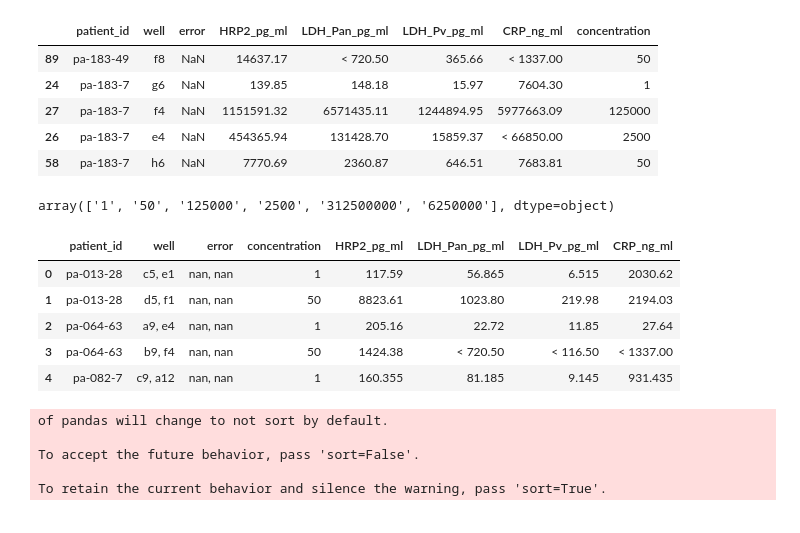
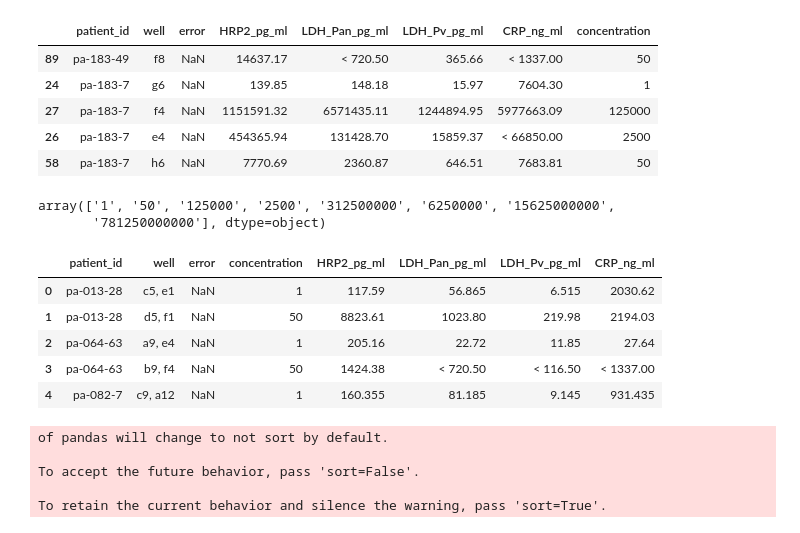
Before and after one commit to MACEPA/DIAMETER, a Jupyter notebook: data_processing/4plex_data_processing.ipynb, the cells around one changed output. Saved outputs shown, nothing was run; the diff lists cells and outputs as text; code cells hidden in the pictures.

Commit message:
updating to include larger dilutions and fix error messages

```diff
--- a/data_processing/4plex_data_processing.ipynb
+++ b/data_processing/4plex_data_processing.ipynb
@@ -44,7 +44,7 @@ samples_data = combined.loc[combined['patient_id'].str.contains('pa-')]
 samples_data = samples_data.drop('type', axis=1)
 samples_data['concentration'] = samples_data['patient_id'].apply(lambda x: x.partition(' ')[-1])
 samples_data['patient_id'] = samples_data['patient_id'].apply(lambda x: x.partition(' ')[0])
-samples_data = samples_data.loc[(samples_data['concentration'].str.contains('neat|50|2500|125000|6250000|312500000'))]
+samples_data = samples_data.loc[(samples_data['concentration'].str.contains('neat|50'))]
 samples_data = samples_data.loc[~samples_data['concentration'].str.contains('low volume')]
 samples_data = samples_data.loc[~samples_data['well'].isnull()]
 samples_data['concentration'] = samples_data.apply(fix_concentrations, axis=1)
@@ -71,7 +71,8 @@ samples_data.tail()
 # %%
 samples_data['concentration'].unique()
 # %% [output]
-array(['1', '50', '125000', '2500', '312500000', '6250000'], dtype=object)
+array(['1', '50', '125000', '2500', '312500000', '6250000', '15625000000',
+       '781250000000'], dtype=object)
 # %%
 # threshhold values for various analytes
 threshholds = {'HRP2_pg_ml': 330, 'LDH_Pan_pg_ml': 10514,
@@ -101,39 +105,43 @@ for analyte in threshholds.keys():
         con_dfs = []
         for concentration in dup_data['concentration'].unique():
             fill_df = pd.DataFrame(columns=['patient_id', 'well', 'error',
                                             'concentration', analyte])
             dup_con = dup_data.loc[dup_data['concentration'] == concentration]
             values = dup_con[analyte]
             wells = dup_con['well'].tolist()
             wells = ''.join(c for c in str(wells) if c not in ["[", "]", "'"])
             errors = dup_con['error'].tolist()
-            errors = ''.join(c for c in str(errors) if c not in ["[", "]", "'"])
+            non_nan_error = [e for e in errors if e is not np.nan]
+            if not non_nan_error:
+                errors = np.nan
+            else:
+                errors = non_nan_error
             try:
                 values = [float(val) for val in values.tolist()]
                 val = sum(values) / len(values)
             except ValueError:
                 values = values.tolist()
                 num_vals = [val for val in values if ('<' not in val) & ('>' not in val)]
                 if len(num_vals) == 1:
                     val = num_vals[0]
                 else:
                     val = values[0]
             fill_df = fill_df.append({'patient_id': pid, 'well': wells, 'error': errors,
                            'concentration': concentration, analyte: val}, ignore_index=True)
             con_dfs.append(fill_df)
         con_df = pd.concat(con_dfs)
         pid_dfs.append(con_df)
     pid_df = pd.concat(pid_dfs)
     deduped_dfs.append(pid_df)
 deduped = reduce(lambda left, right: pd.merge(left, right, on=['patient_id', 'well', 'error', 'concentration']), deduped_dfs)
 deduped.head()
 # %% [output]
 |  | patient_id | well | error | concentration | HRP2_pg_ml | LDH_Pan_pg_ml | LDH_Pv_pg_ml | CRP_ng_ml |
-| 0 | pa-013-28 | c5, e1 | nan, nan | 1 | 117.59 | 56.865 | 6.515 | 2030.62 |
-| 1 | pa-013-28 | d5, f1 | nan, nan | 50 | 8823.61 | 1023.80 | 219.98 | 2194.03 |
-| 2 | pa-064-63 | a9, e4 | nan, nan | 1 | 205.16 | 22.72 | 11.85 | 27.64 |
-| 3 | pa-064-63 | b9, f4 | nan, nan | 50 | 1424.38 | < 720.50 | < 116.50 | < 1337.00 |
-| 4 | pa-082-7 | c9, a12 | nan, nan | 1 | 160.355 | 81.185 | 9.145 | 931.435 |
+| 0 | pa-013-28 | c5, e1 | NaN | 1 | 117.59 | 56.865 | 6.515 | 2030.62 |
+| 1 | pa-013-28 | d5, f1 | NaN | 50 | 8823.61 | 1023.80 | 219.98 | 2194.03 |
+| 2 | pa-064-63 | a9, e4 | NaN | 1 | 205.16 | 22.72 | 11.85 | 27.64 |
+| 3 | pa-064-63 | b9, f4 | NaN | 50 | 1424.38 | < 720.50 | < 116.50 | < 1337.00 |
+| 4 | pa-082-7 | c9, a12 | NaN | 1 | 160.355 | 81.185 | 9.145 | 931.435 |
 # %%
 no_duplicates = samples_data.drop_duplicates(subset=['patient_id', 'concentration'], keep=False)
 no_duplicates = pd.concat([no_duplicates, deduped])
```
Also changed, not shown: parts of 7 cells of this notebook, 2 other files.
